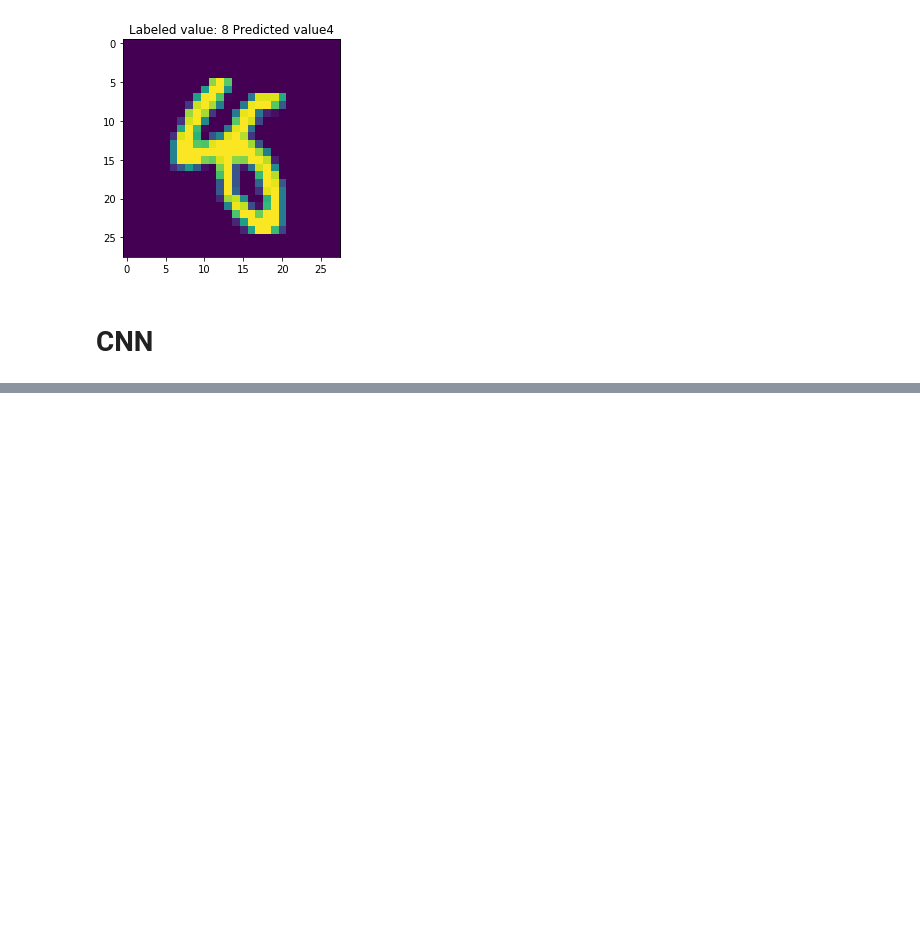
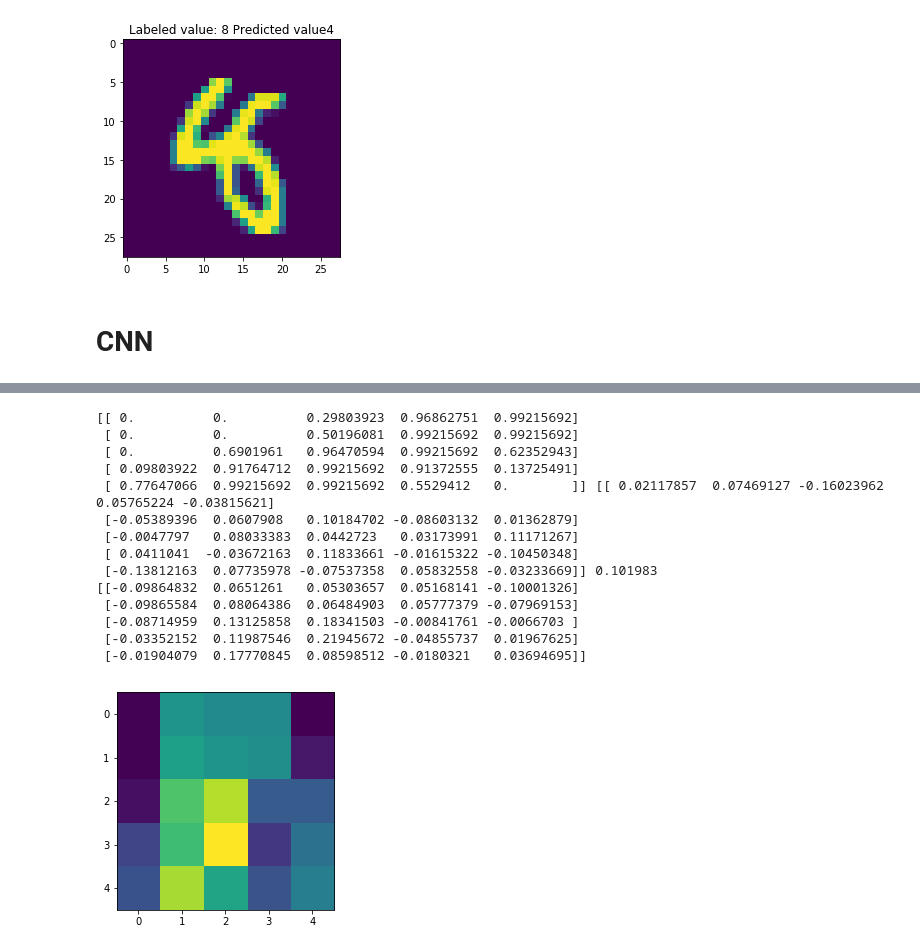
Before and after one commit to shijianjian/Master-Thesis_3D-CNN, a Jupyter notebook: 2d/2d_mnist.ipynb, the cells around one changed output, grey strips where cells are left out. Drawn from its saved outputs; the diff is of its cells as text; code cells hidden in the pictures; blank space fills up the shorter version.

Commit message:
extract 2d cnn layer features

```diff
--- a/2d/2d_mnist.ipynb
+++ b/2d/2d_mnist.ipynb
@@ -247,4 +253,5 @@ def max_pool_2x2(x):
 # %%
-input_images = tf.placeholder(tf.float32, shape=[None, mnist.train.images.shape[1]])
-input_labels = tf.placeholder(tf.float32, shape=[None, mnist.train.labels.shape[1]])
+with tf.name_scope("input"):
+    input_images = tf.placeholder(tf.float32, shape=[None, mnist.train.images.shape[1]], name="ii")
+    input_labels = tf.placeholder(tf.float32, shape=[None, mnist.train.labels.shape[1]], name="il")
 # %%
@@ -281,10 +292,11 @@ h_fc1 = tf.nn.relu(tf.matmul(h_pool2_flat, W_fc1) + b_fc1)
 keep_prob = tf.placeholder(tf.float32)
 h_fc1_drop = tf.nn.dropout(h_fc1, keep_prob)
 # %%
-W_fc2 = weight_variable([1024, 10])
-b_fc2 = bias_variable([10])
+with tf.name_scope("full_con2"):
+    W_fc2 = weight_variable([1024, 10], name="w_fc2")
+    b_fc2 = bias_variable([10], name="b_fc2")
 
-y_conv = tf.matmul(h_fc1_drop, W_fc2) + b_fc2
+    y_conv = tf.matmul(h_fc1_drop, W_fc2) + b_fc2
 # %%
 cross_entropy = tf.reduce_mean(tf.nn.softmax_cross_entropy_with_logits(labels=input_labels, logits=y_conv))
 train_step = tf.train.AdamOptimizer(1e-4).minimize(cross_entropy)
@@ -305,7 +317,7 @@ summary_all = tf.summary.merge_all()
 sess = tf.Session()
 sess.run(tf.global_variables_initializer())
 
-epochs = 5
+epochs = 1
 batch_size = 128
 
 dil = 100
@@ -314,6 +326,7 @@ train_writer = tf.summary.FileWriter(os.path.join(logs_path, 'train'), graph=tf.
 test_writer = tf.summary.FileWriter(os.path.join(logs_path, 'test'), graph=tf.get_default_graph())
 
 with sess.as_default():
+    saver = tf.train.Saver()
     count = 0
     sess.run(tf.global_variables_initializer())
     for i in range(epochs):
@@ -331,6 +344,10 @@ with sess.as_default():
                 train_writer.flush()
                 test_writer.flush()
 
+    import os
+    model_path = os.path.join(os.getcwd(), 'model', 'model-cnn')
+    saver.save(sess, model_path)
+
     ac, test_sum = sess.run([accuracy, summary_all], feed_dict={input_images: mnist.test.images, input_labels: mnist.test.labels, keep_prob: 1.0})
     print("Final Accuracy: " + str(ac))
     train_writer.add_summary(train_sum, count)
@@ -358,3 +385,49 @@ Final Accuracy: 0.9816
+# %%
+new_graph = tf.Graph()
+with tf.Session(graph=new_graph) as sess:
+    import os
+    model_fqn = os.path.join(os.getcwd(), 'model', 'model-cnn')
+    saver = tf.train.import_meta_graph(model_fqn + ".meta")
+    saver.restore(sess, model_fqn)
+
+    # Get default graph (supply your custom graph if you have one)
+    graph = tf.get_default_graph()
+
+    gvars = graph.get_collection(tf.GraphKeys.GLOBAL_VARIABLES)
+#     print(gvars)
+    # Print out all the varables from current graph
+#     print([n.name for n in tf.get_default_graph().as_graph_def().node])
+
+    # It will give tensor object by `scope/name:num`
+    W1 = graph.get_tensor_by_name('layer_1/w:0')[:,:,:,:1]
+    b1 = graph.get_tensor_by_name('layer_1/b:0')
+    W1_value, b1_value = sess.run([W1, b1])
+
+    img = mnist.test.images[1].reshape(28, 28)[10:15, 10:15]
+    filter_1 = W1_value[:,:,:,:1].reshape(5,5)
+    print(img, filter_1, b1_value[1])
+    import numpy as np
+    x = np.matmul(img, filter_1)
+    print(x)
+
+    plt.imshow(x)
+    plt.show()
+# %% [output]
+[[ 0.          0.          0.29803923  0.96862751  0.99215692]
+ [ 0.          0.          0.50196081  0.99215692  0.99215692]
+ [ 0.          0.6901961   0.96470594  0.99215692  0.62352943]
+ [ 0.09803922  0.91764712  0.99215692  0.91372555  0.13725491]
+ [ 0.77647066  0.99215692  0.99215692  0.5529412   0.        ]] [[ 0.02117857  0.07469127 -0.16023962  0.05765224 -0.03815621]
+ [-0.05389396  0.0607908   0.10184702 -0.08603132  0.01362879]
+ [-0.0047797   0.08033383  0.0442723   0.03173991  0.11171267]
+ [ 0.0411041  -0.03672163  0.11833661 -0.01615322 -0.10450348]
+ [-0.13812163  0.07735978 -0.07537358  0.05832558 -0.03233669]] 0.101983
+[[-0.09864832  0.0651261   0.05303657  0.05168141 -0.10001326]
+ [-0.09865584  0.08064386  0.06484903  0.05777379 -0.07969153]
+ [-0.08714959  0.13125858  0.18341503 -0.00841761 -0.0066703 ]
+ [-0.03352152  0.11987546  0.21945672 -0.04855737  0.01967625]
+ [-0.01904079  0.17770845  0.08598512 -0.0180321   0.03694695]]
+[figure, added]
 # %%
 import numpy as np
 
```
Also changed, not shown: parts of 10 cells of this notebook, 1 other file.
